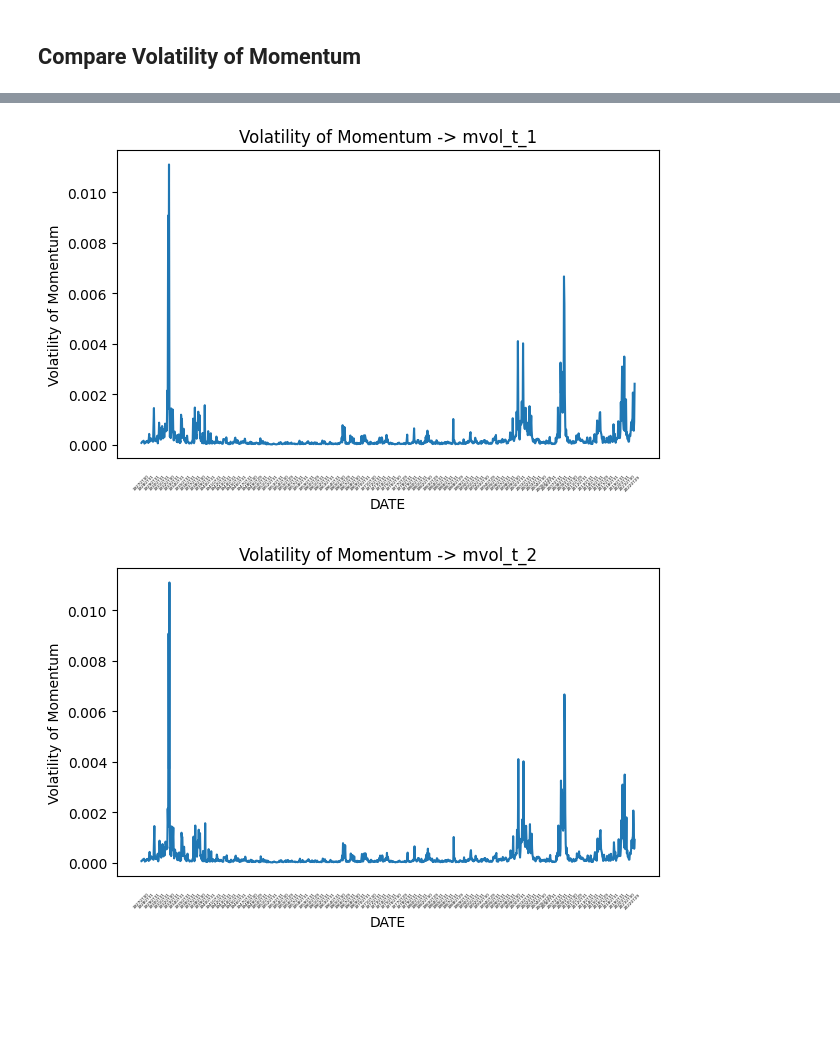
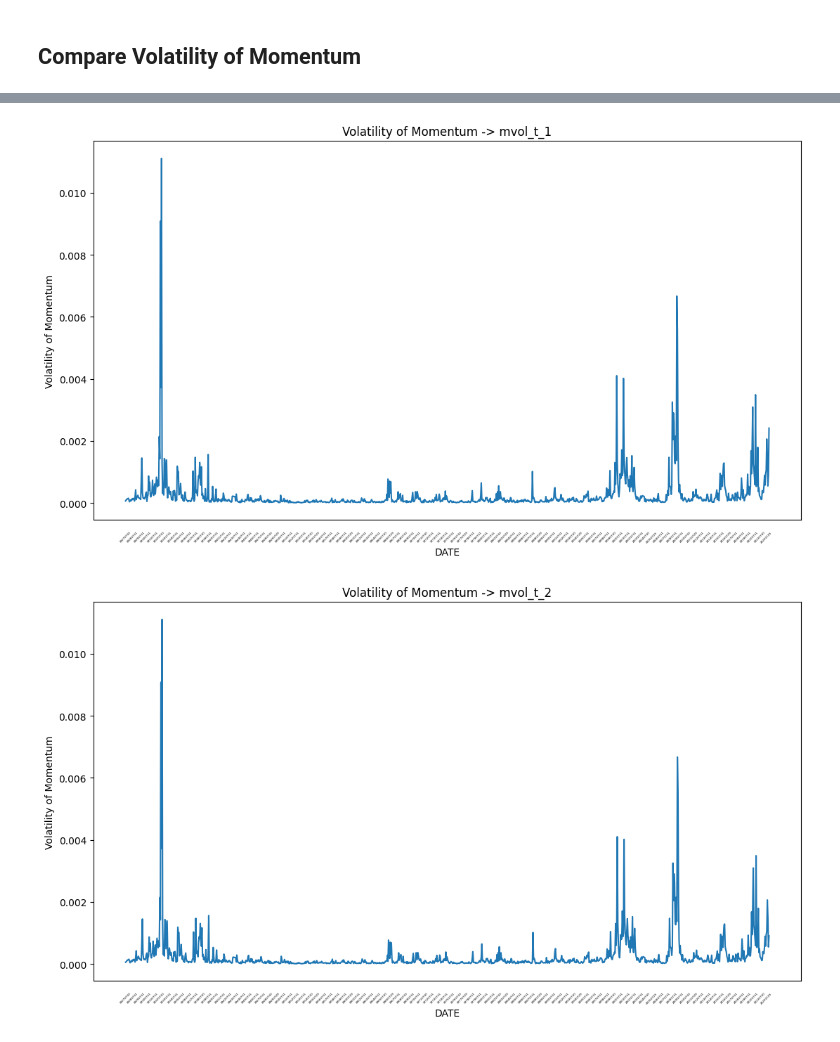
Before and after one commit to namwootree/UNIST_AICP, a Jupyter notebook: Visualization.ipynb, the cells around one changed output, grey strips where cells are left out. Drawn from its saved outputs; the diff is of its cells as text; code cells hidden in the pictures; blank space fills up the shorter version.

```diff
--- a/Visualization.ipynb
+++ b/Visualization.ipynb
@@ -133,3 +135,7 @@ drop_null_df.drop(columns=['DATE', 'form_date']).describe()
 | 50% | 0.018086 | -0.000139 | 0.017435 | 0.000104 | 0.000090 | 0.000090 | 0.000090 | 0.000090 | 0.000090 | 0.000090 | ... |
 | 75% | 0.057792 | 0.044870 | 0.058726 | 0.000220 | 0.000214 | 0.000214 | 0.000212 | 0.000211 | 0.000210 | 0.000210 | ... |
 | max | 0.346042 | 0.935821 | 0.330163 | 0.004883 | 0.011111 | 0.011111 | 0.011111 | 0.011111 | 0.011111 | 0.011111 | ... |
+# %%
+cond_wml = (drop_null_df['wml']>=0)
+drop_null_df.loc[cond_wml, 'pos_wml'] = 1
+drop_null_df.loc[~cond_wml, 'pos_wml'] = 0
@@ -446,27 +475,27 @@ plt.show()
 # %%
 for t in [i for i in dynmom.columns if 'mvol_t_' in i]:
 
-  plt.figure(figsize=(7, 4))
+  plt.figure(figsize=(13, 7))
 
   sns.lineplot(x=dynmom.index,
                y=t,
                data=dynmom)
 
   plt.xticks([dynmom.index[i] for i in range(0,len(dynmom.index), 12)])
 
   plt.tick_params(axis='x',
-                    direction='out',
-                    labelrotation=45,
-                    length=1,
-                    pad=10,
-                    labelsize=3,
-                    width=0.1)
+                  direction='out',
+                  labelrotation=45,
+                  length=1,
+                  pad=10,
+                  labelsize=3,
+                  width=0.1)
 
   plt.title('Volatility of Momentum -> ' + f'{t}')
   plt.xlabel('DATE')
   plt.ylabel('Volatility of Momentum')
 
   plt.show()
 # %% [output]
-[figure, old version]
+[figure, new version]
-[figure, old version]
+[figure, new version]
```
Also changed, not shown: parts of 16 cells of this notebook.
